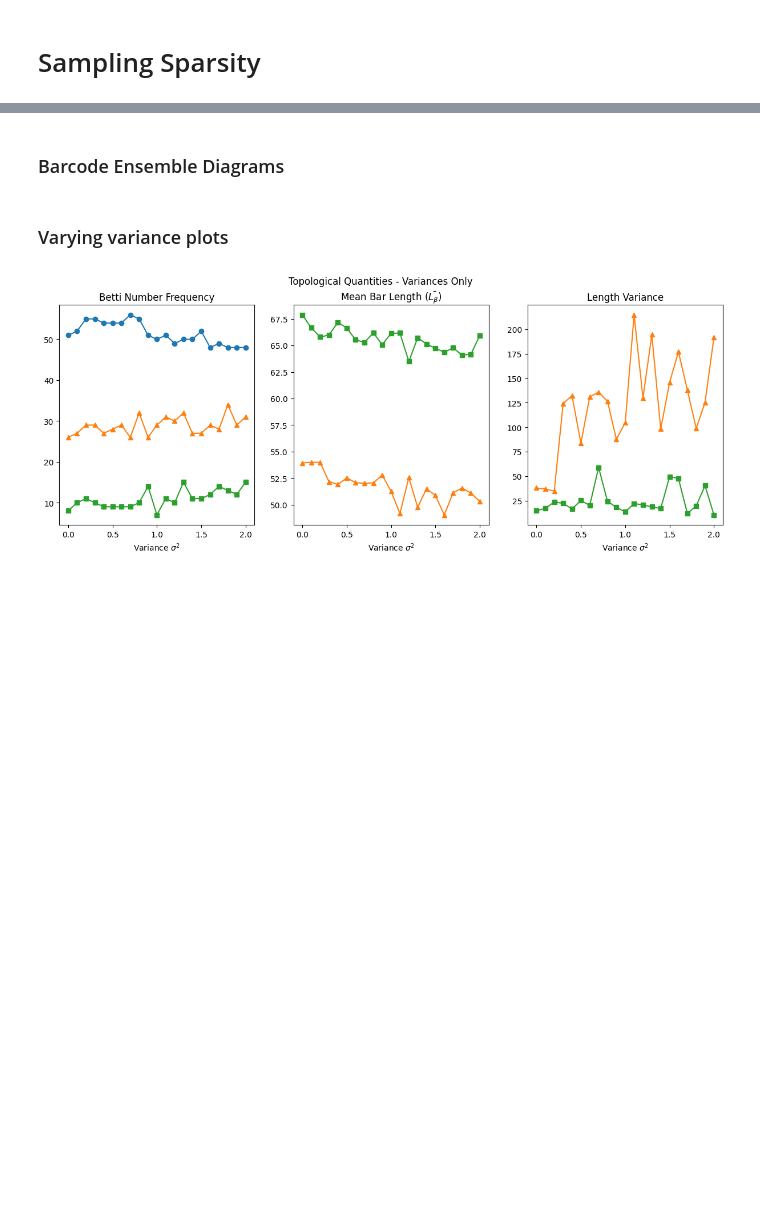
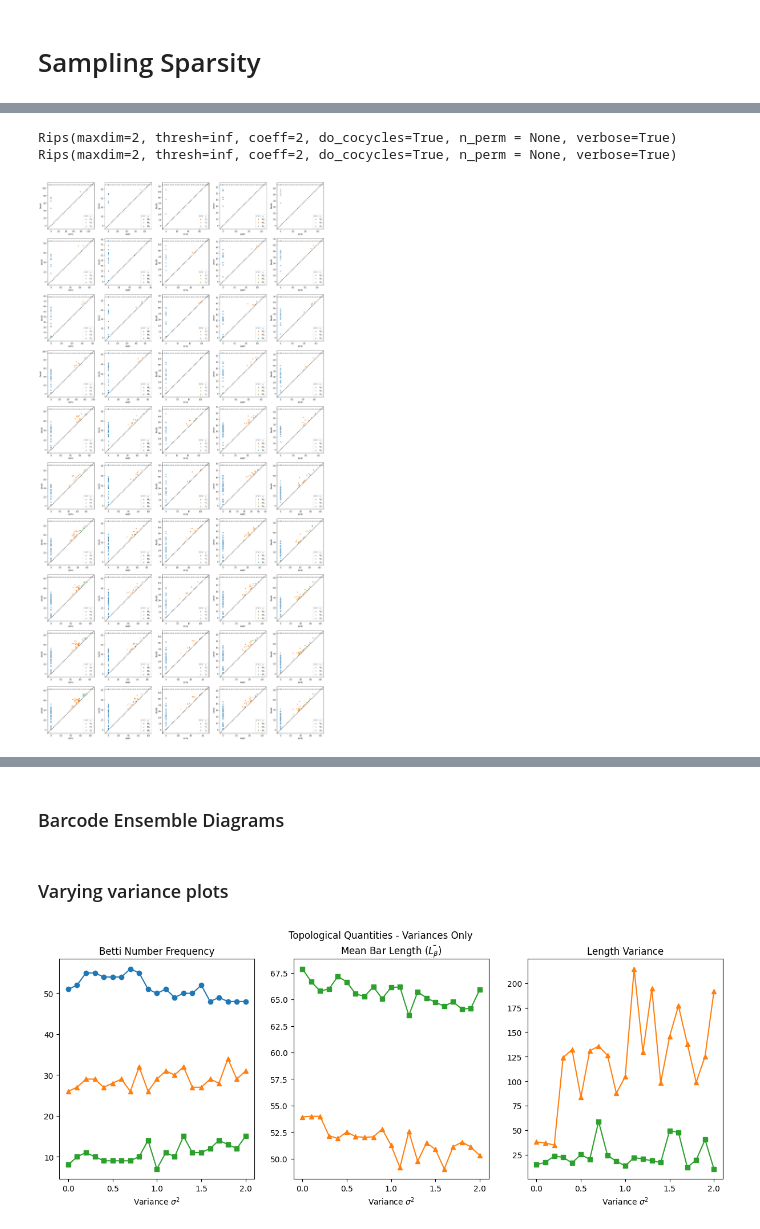
Before and after one commit to alfonsomiguelcruz/pgc_btip_topone, a Jupyter notebook: clr/working_sim.ipynb, the cells around one changed output, grey strips where cells are left out. Saved outputs shown, nothing was run; the diff lists cells and outputs as text; code cells hidden in the pictures; blank space fills up the shorter version.

Commit message:
pipelined for sparsity (to be cleaned)

```diff
--- a/clr/working_sim.ipynb
+++ b/clr/working_sim.ipynb
@@ -42,6 +42,22 @@ hdmatrices = targ.get_hdmatrices(group)
 # Add Stochasticity Computation
 # (SIMULATIONS, VARIANCES, SAMPLES, SAMPLES)
 stochmatrices = targ.add_stochasticity(hdmatrices)
+var_values = np.around(np.linspace(0, 2, 21), decimals=2)
 
 
-var_values = np.around(np.linspace(0, 2, 21), decimals=2)
+# Sparsity Sampling
+sparse_samples = targ.get_sparse_samples(group) # output is list of sequences
+sparse_values = [0.1, 0.2, 0.3, 0.4, 0.5, 0.6, 0.7, 0.8, 0.9, 1]
+# %%
+# Process Sparse Samples into Hamming Distance Matrices
+
+# Initialize a new list to store the Hamming distance matrices
+sparse_hdmats = []
+
+for sim_idx in range(targ.SIMULATIONS):
+    sim_matrices = []  # List to hold matrices for all sampling ratios within a simulation
+
+    sequences = sparse_samples[sim_idx]  # Get the sequences at this sampling ratio
+    hdmats = targ.get_hdmatrices(sequences)  # Compute the Hamming distance matrix
+
+    sparse_hdmats.append(hdmats)  # Append the list of matrices for this simulation to the main list
@@ -377,0 +366,30 @@ ValueError: The 1d arrays must have equal lengths.
+# %%
+def get_homologies(hdlist):
+        rips = Rips(maxdim=targ.MAXDIM, do_cocycles=True)
+
+        homologies = []
+        for sim in hdlist:
+            hom_grps = []
+
+            for i in range(len(sim)):
+                hom_grps.append(rips.fit_transform(sim[i], distance_matrix=True))
+
+            homologies.append(hom_grps)
+
+        return homologies
+
+sparsehom = get_homologies(sparse_hdmats)
+varshom = get_homologies(stochmatrices)
+# %% [output]
+Rips(maxdim=2, thresh=inf, coeff=2, do_cocycles=True, n_perm = None, verbose=True)
+Rips(maxdim=2, thresh=inf, coeff=2, do_cocycles=True, n_perm = None, verbose=True)
+# %%
+fig, axs = plt.subplots(nrows=10, ncols=5, figsize=(25,50))
+# rips.plot(hom[0][0], show=True)
+
+# Loop over the range of variances and simulations
+for ratio in range(len(sparse_values)):  # Loop over the ratios
+    for sim in range(targ.SIMULATIONS):  # Loop over the simulations
+        rips.plot(sparsehom[sim][ratio], ax=axs[ratio, sim], show=False)  # Plot each hom[j][i] on the corresponding subplot
+# %% [output]
+[figure, added]
```
Also changed, not shown: parts of 14 cells of this notebook, 1 other file.
